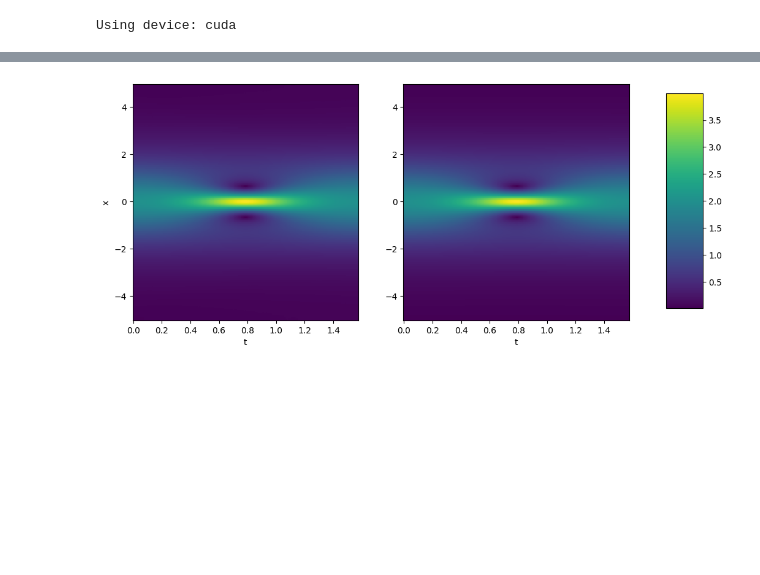
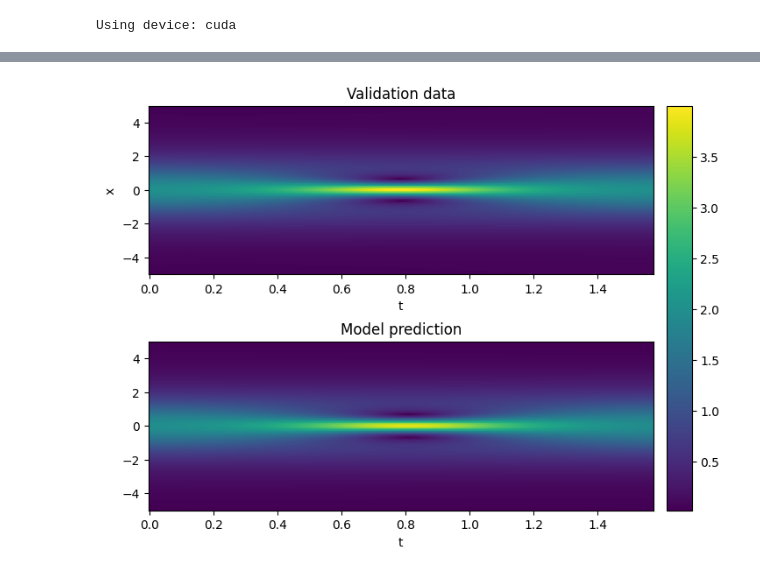
Before and after one commit to oihanc/INF8225_TD4, a Jupyter notebook: PINNs.ipynb, the cells around one changed output, grey strips where cells are left out. Cells and saved outputs as stored; diff of their text form; code cells hidden in the pictures; blank space fills up the shorter version.

```diff
--- a/PINNs.ipynb
+++ b/PINNs.ipynb
@@ -215,17 +220,17 @@ def train(max_epochs=1000):
     # print(f"t_bc= {t_bc}")
 
     # Collocation points (residual enforcement)
-    N_f = 5_000
+    N_f = 20_000
     idx_f = torch.randperm(XT.shape[0])[:N_f]
     X_f = XT[idx_f].to(device)
 
     # Model + optimizer
     # model = PINN(in_dim=2, out_dim=2, width=64, depth=4)
-    model = PINN(input_dim=2, hidden_dim=100, output_dim=2, num_blocks=3, use_residual=False).to(device)
+    model = PINN(input_dim=2, hidden_dim=100, output_dim=2, num_blocks=2, use_residual=False).to(device)
     # optimizer = torch.optim.Adam(model.parameters(), lr=1e-5)
 
 
-    optimizer = torch.optim.LBFGS(model.parameters(), lr=1, max_iter=20)
+    optimizer = torch.optim.LBFGS(model.parameters(), lr=1, max_iter=1)
     # Beat State-of-the-Art: [00299] loss= 4.3018e-05 | ic= 3.4003e-06 | pde= 3.9617e-05 | valid= 6.8350e-04
     # lr= 1, max_iter= 20
 
@@ -273,12 +278,13 @@ def train(max_epochs=1000):
         if epoch % 10 == 0 or epoch == max_epochs-1:
 
             mse_u, mse_v = evaluate_mse(model, data)
-            # mse_val = mse_u + mse_v
+            mse_val = mse_u + mse_v
+            loss_val_log[epoch] = mse_val.item()
 
-            print(f"[{epoch:05d}] loss= {loss.item():.4e} | ic= {loss_data.item():.4e} | pde= {loss_phys.item():.4e} | valid= {mse_u:.4e}")
+            print(f"[{epoch:05d}] loss= {loss.item():.4e} | ic= {loss_data.item():.4e} | pde= {loss_phys.item():.4e} | valid= {mse_val:.4e}")
 
-    return model, loss_pde_log
+    return model, (loss_pde_log, loss_val_log)
 
-model, loss_pde_log = train(max_epochs=300)
+model, (loss_pde_log, loss_val_log) = train(max_epochs=3000)
 # %% [output]
 Input dim= torch.Size([50, 2])
@@ -307,41 +321,48 @@ ax.plot(loss_pde_log)
 # %%
 def plot_prediction(model, data_path="data/NLS.mat"):
     model.eval()
 
     # Load original data
     data = scipy.io.loadmat(data_path)
     x = data["x"].flatten()           # (256,)
     t = data["tt"].flatten()          # (201,)
     X, T = np.meshgrid(x, t, indexing="ij")  # (256, 201)
     h_val = np.sqrt(np.real(data["uu"])**2 + np.imag(data["uu"])**2)
 
     v_min = np.min(h_val)
     v_max = np.max(h_val)
 
     XT = np.hstack((X.flatten()[:, None], T.flatten()[:, None]))
     XT_tensor = torch.tensor(XT, dtype=torch.float32).to(device)
 
     with torch.no_grad():
         pred = model(XT_tensor)
         u_pred = pred[:, 0].cpu().numpy().reshape(X.shape)
         v_pred = pred[:, 1].cpu().numpy().reshape(X.shape)
         h_pred = np.sqrt(u_pred**2 + v_pred**2)
 
+    fig = plt.figure(figsize=(8, 6))
+    gs = gridspec.GridSpec(2, 2, width_ratios=[20, 1], wspace=0.05, hspace=0.4)
 
-    fig, ax = plt.subplots(1, 2, figsize=(12, 5))
+    ax0 = fig.add_subplot(gs[0, 0])
+    ax1 = fig.add_subplot(gs[1, 0])
+    cax = fig.add_subplot(gs[:, 1])  # Colorbar spanning both plots
+
+    im = ax0.pcolormesh(T, X, h_val, shading='auto', cmap='viridis', vmin=v_min, vmax=v_max)
+    ax0.set_xlabel('t')
+    ax0.set_ylabel('x')
+    ax0.set_title('Validation data')
+
+    ax1.pcolormesh(T, X, h_pred, shading='auto', cmap='viridis', vmin=v_min, vmax=v_max)
+    ax1.set_xlabel('t')
+    ax1.set_title('Model prediction')
+
+    fig.colorbar(im, cax=cax)
+
+    plt.show()
 
 
-    im = ax[0].pcolormesh(T, X, h_val, shading='auto', cmap='viridis', vmin=v_min, vmax=v_max)
-    ax[0].set_xlabel('t')
-    ax[0].set_ylabel('x')
-
-    ax[1].pcolormesh(T, X, h_pred, shading='auto', cmap='viridis', vmin=v_min, vmax=v_max)
-    ax[1].set_xlabel('t')
-
-    fig.subplots_adjust(right=0.8)
-    cbar_ax = fig.add_axes([0.85, 0.15, 0.05, 0.7])
-    fig.colorbar(im, cax=cbar_ax)
 
 plot_prediction(model)
 # %% [output]
-[figure, old version]
+[figure, new version]
```
Also changed, not shown: parts of 4 cells of this notebook, 3 other files.
